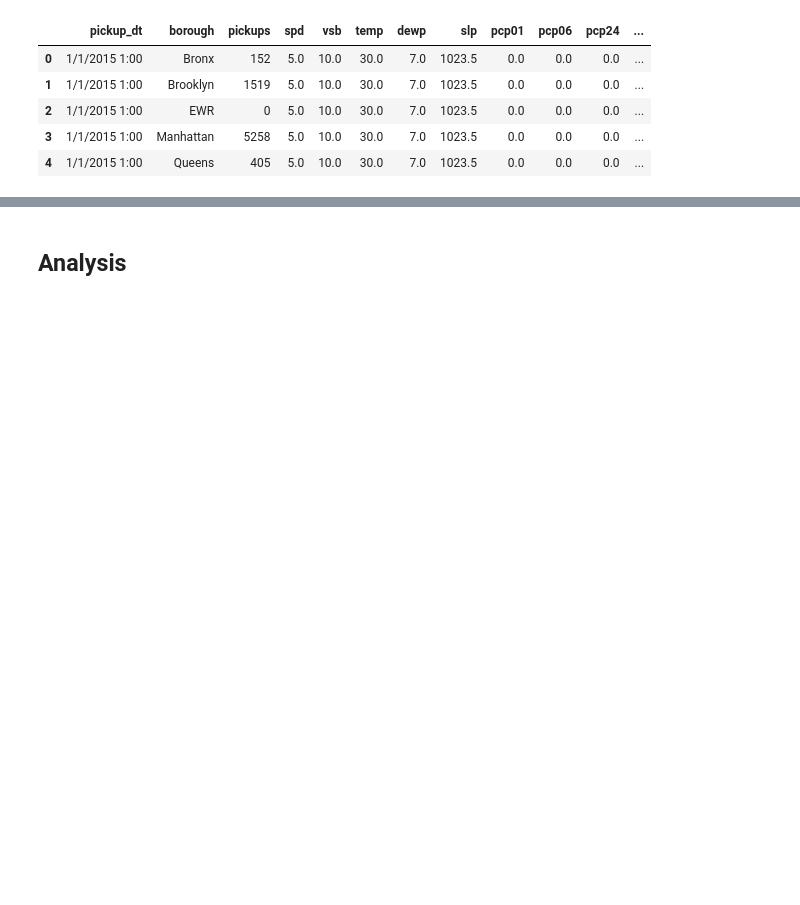
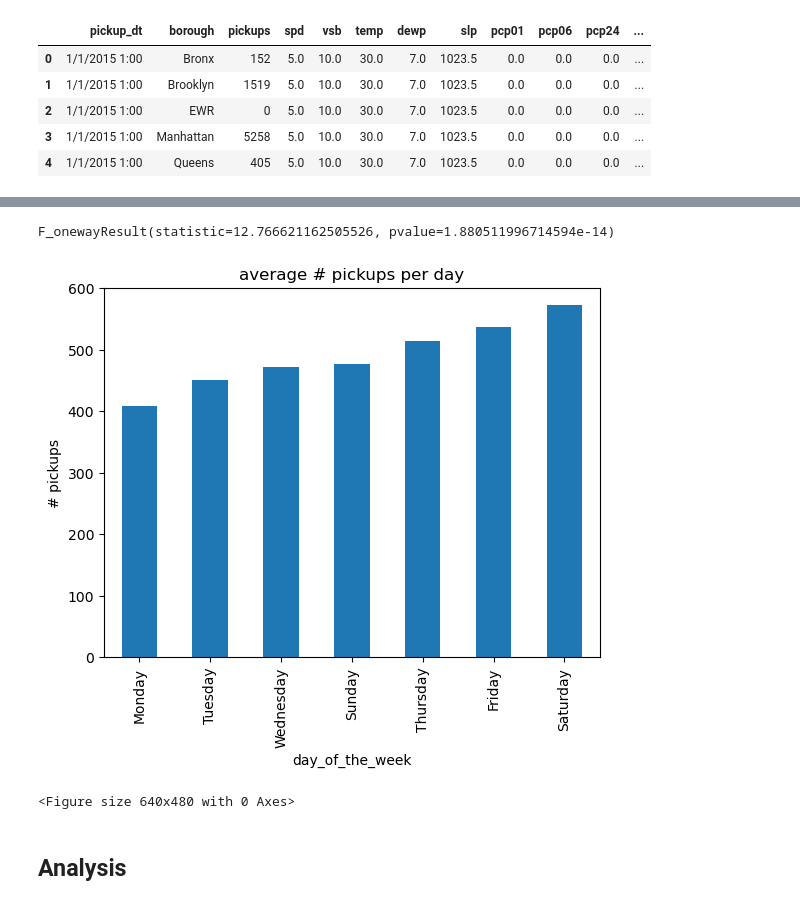
Before and after one commit to caleb-g23/Uber_Pickups_Project, a Jupyter notebook: fidel_question/holiday_question.ipynb, the cells around one changed output, grey strips where cells are left out. Drawn from its saved outputs; the diff is of its cells as text; code cells hidden in the pictures; blank space fills up the shorter version.

Commit message:
'tested the correlation between days and pickups

```diff
--- a/fidel_question/holiday_question.ipynb
+++ b/fidel_question/holiday_question.ipynb
@@ -38,7 +38,11 @@ uber_df.head()
 #Does different boroughs? Ryan
 # %%
 # Does the day of the week effect pickups? - Fidel
+uber_df['timestamp']= pd.to_datetime(uber_df['pickup_dt'])
 uber_df['timestamp'].dt.day_name()
 uber_df['day_of_the_week']=uber_df['timestamp'].dt.day_name()
-ber_df.groupby('day_of_the_week')['pickups'].mean()
+uber_df_2=uber_df[["day_of_the_week", "pickups"]]
+
+
+print(uber_df_2)
 # %% [output]
@@ -55,3 +72,27 @@ print(holiday_df)
+# %%
+# Perform the ANOVA
+st.f_oneway(group0, group1, group2, group3, group4,group5,group6)
+# %% [output]
+F_onewayResult(statistic=12.766621162505526, pvalue=1.880511996714594e-14)
+# %%
+#creating variables for the barchart
+pickup_by_day=uber_df.groupby(["day_of_the_week"])["pickups"].mean()
+pick_by_days= pickup_by_day.sort_values(ascending= True)
+# %%
+#Bar graph to show how many pickups occured per day
+pick_up_days_chart= pick_by_days.plot(kind= 'bar', fig= (7,7))
+# Set the xlabel and ylabel using class methods
+pick_up_days_chart.set_xlabel("day_of_the_week")
+pick_up_days_chart.set_ylabel("# pickups")
+
+#add title to chart
+plt.title('average # pickups per day')
+
+plt.show()
+plt.tight_layout()
+# %% [output]
+[figure, added]
+<Figure size 640x480 with 0 Axes>
 # %%
 # Correlation and Regression
 # %% [markdown]
```
Also changed, not shown: parts of 4 cells of this notebook.
